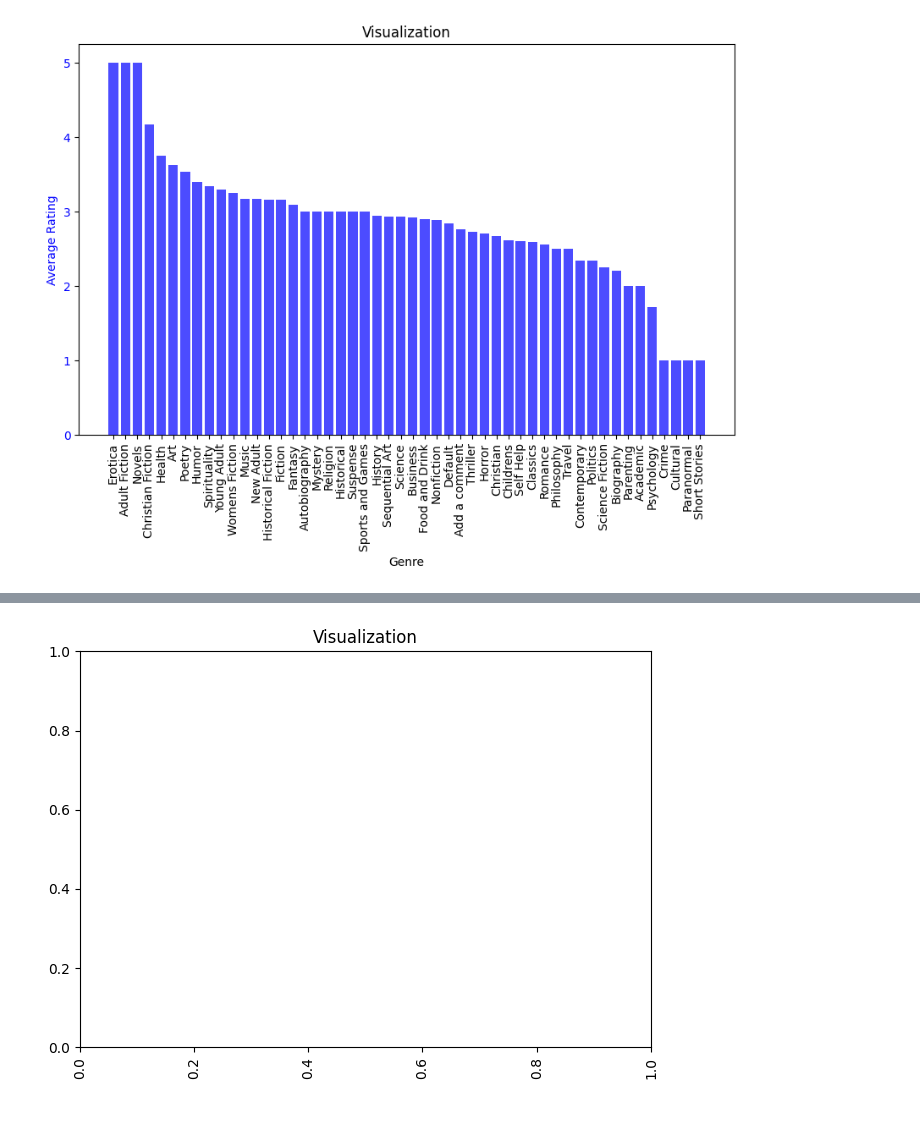
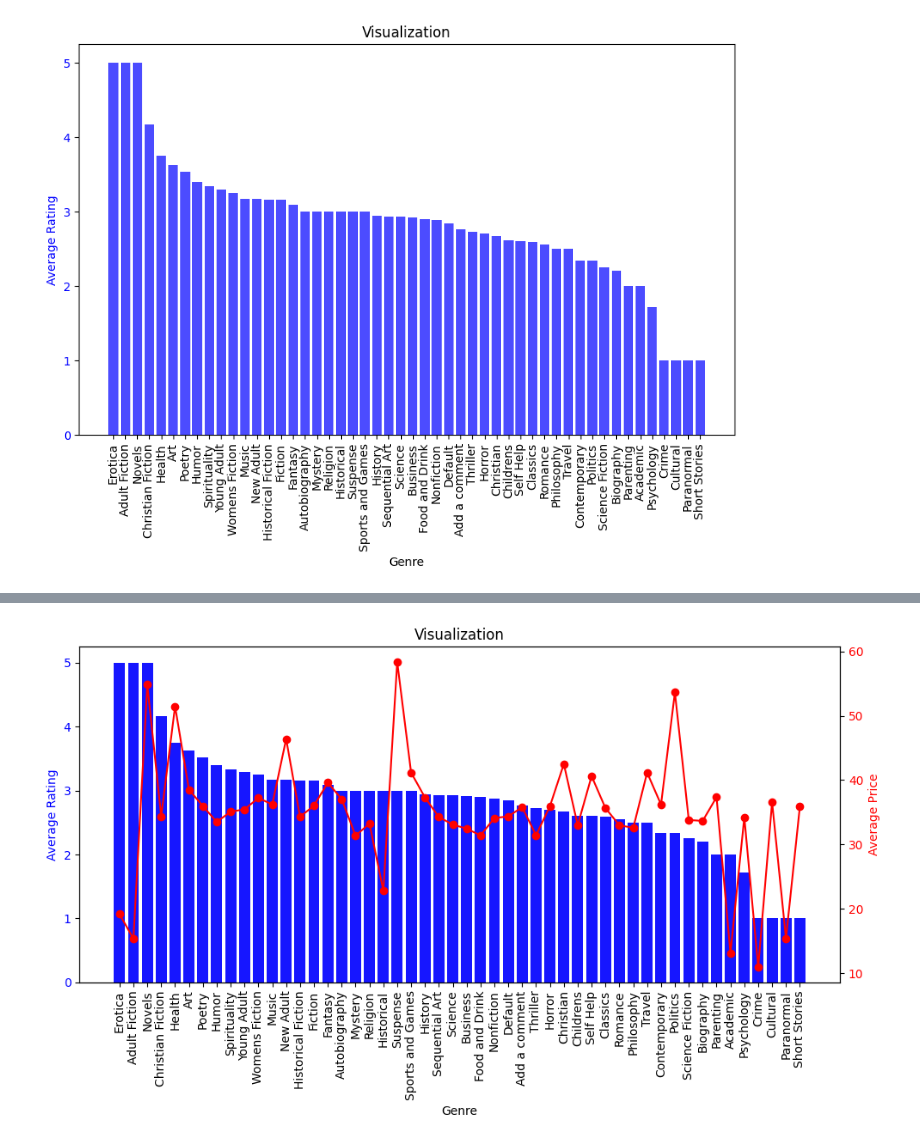
Before and after one commit to Pimmmvxg/CPE312-DataScience, a Jupyter notebook: AssignmentClass/assignment4/Web_Scraping_Project.ipynb, the cells around one changed output, grey strips where cells are left out. Drawn from its saved outputs; the diff is of its cells as text; code cells hidden in the pictures; blank space fills up the shorter version.

```diff
--- a/AssignmentClass/assignment4/Web_Scraping_Project.ipynb
+++ b/AssignmentClass/assignment4/Web_Scraping_Project.ipynb
@@ -373,24 +426,26 @@ plt.show()
 # %%
+fig, ax1 = plt.subplots(figsize=(10, 6))
+
 ax1.bar(ranking_genre_byRating.index, ranking_genre_byRating['Rating'], color='b', alpha=0.7, label='Rating')
 ax1.set_xlabel('Genre')
 ax1.set_ylabel('Average Rating', color='b')
 ax1.tick_params(axis='y', labelcolor='b')
 plt.xticks(rotation=90)
 plt.title('Visualization')
 
 ax1.bar(ranking_genre_byRating.index, ranking_genre_byRating['Rating'], color='b', alpha=0.7, label='Rating')
 ax1.set_xlabel('Genre')
 ax1.set_ylabel('Average Rating', color='b')
 ax1.tick_params(axis='y', labelcolor='b')
 plt.xticks(rotation=90)
 plt.title('Visualization')
 
 ax2 = ax1.twinx()
 ax2.plot(ranking_genre_byRating.index, ranking_genre_byRating['Price'], color='r', marker='o', label='Price')
 ax2.set_ylabel('Average Price', color='r')
 ax2.tick_params(axis='y', labelcolor='r')
 
 plt.tight_layout()
 plt.show()
 # %% [output]
-[figure, old version]
+[figure, new version]
```
Also changed, not shown: parts of 6 cells of this notebook.
